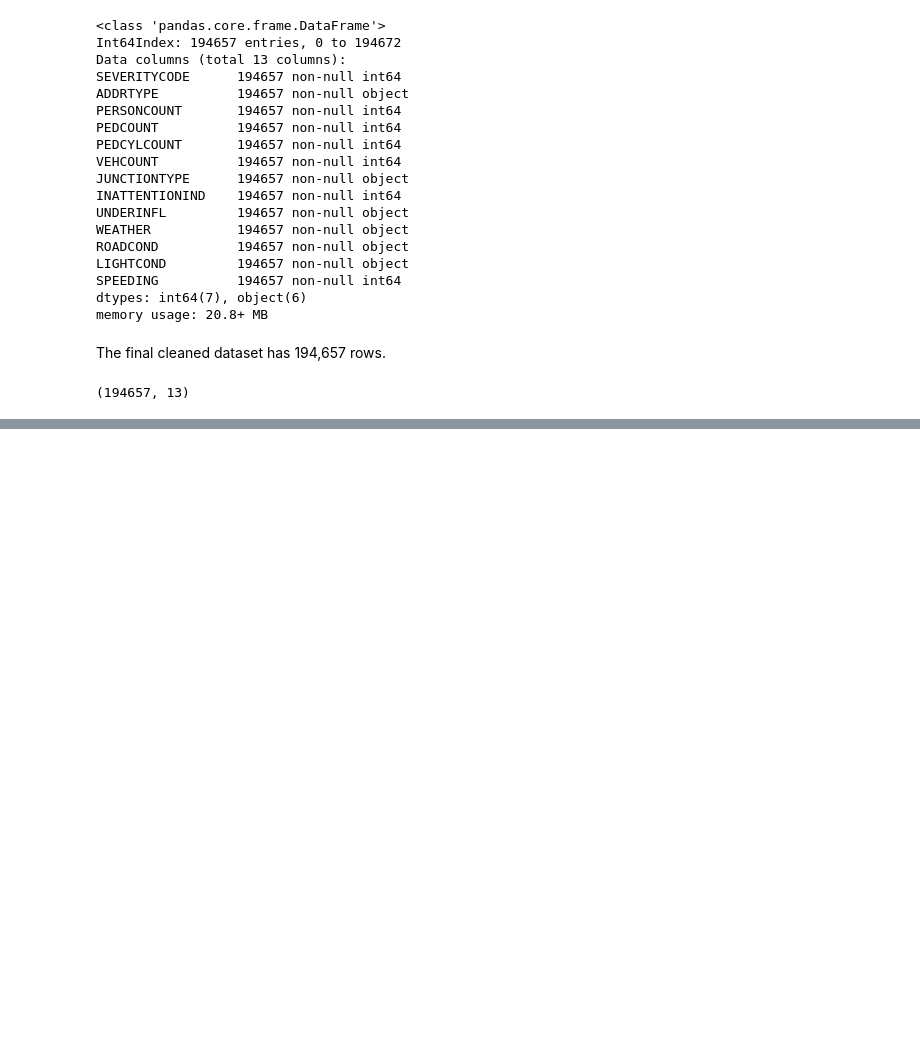
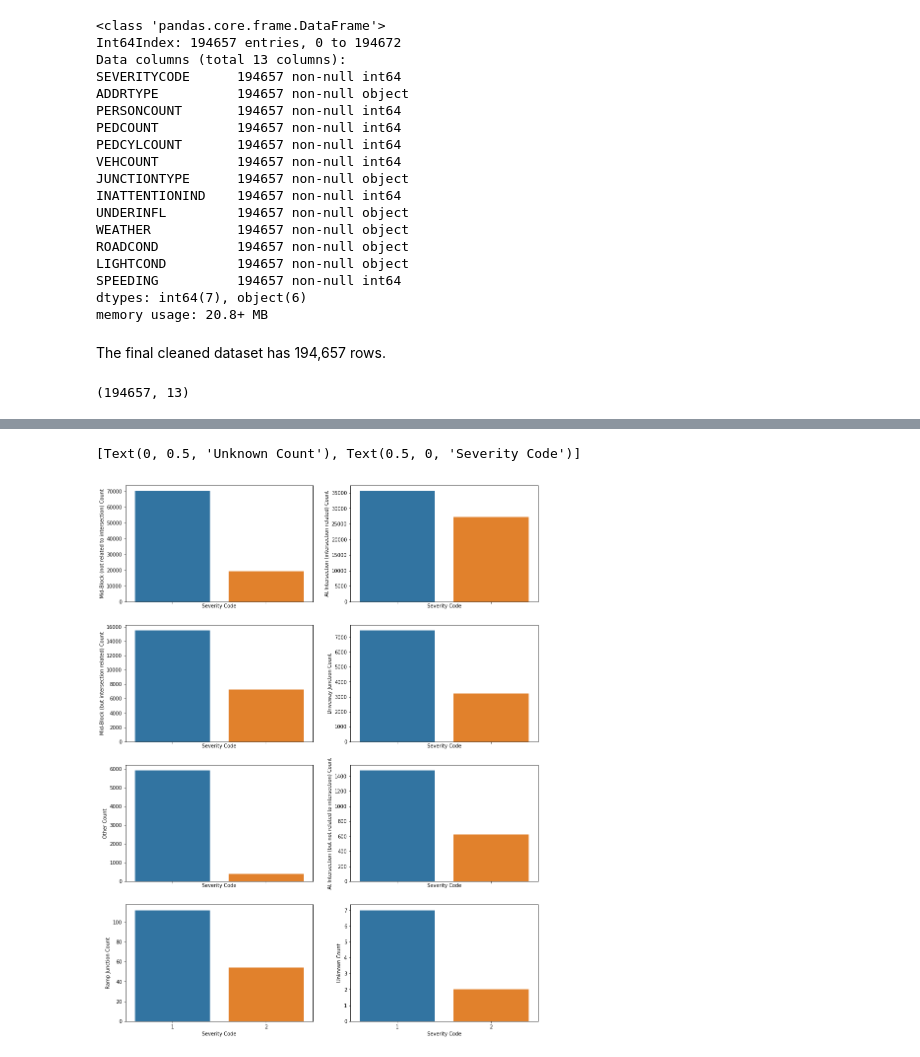
Before and after one commit to olsonc1056/Coursera_Capstone, a Jupyter notebook: Capstone Project.ipynb, the cells around one changed output, grey strips where cells are left out. Saved outputs shown, nothing was run; the diff lists cells and outputs as text; code cells hidden in the pictures; blank space fills up the shorter version.

```diff
--- a/Capstone Project.ipynb
+++ b/Capstone Project.ipynb
@@ -593,0 +639,38 @@ df_3.shape
+# %%
+df_junction_1 = df_3[df_3['JUNCTIONTYPE'] == 'Mid-Block (not related to intersection)']
+df_junction_2 = df_3[df_3['JUNCTIONTYPE'] == 'At Intersection (intersection related)']
+df_junction_3 = df_3[df_3['JUNCTIONTYPE'] == 'Mid-Block (but intersection related)']
+df_junction_4 = df_3[df_3['JUNCTIONTYPE'] == 'Driveway Junction']
+df_junction_5 = df_3[df_3['JUNCTIONTYPE'] == 'Other']
+df_junction_6 = df_3[df_3['JUNCTIONTYPE'] == 'At Intersection (but not related to intersection)']
+df_junction_7 = df_3[df_3['JUNCTIONTYPE'] == 'Ramp Junction']
+df_junction_8 = df_3[df_3['JUNCTIONTYPE'] == 'Unknown']
+
+fig, axes = plt.subplots(4, 2, sharex = True, figsize = (15,20))
+
+sns.countplot(ax = axes[0,0], x = df_junction_1['SEVERITYCODE'], data = df_junction_1)
+axes[0,0].set(xlabel = 'Severity Code', ylabel = 'Mid-Block (not related to intersection) Count')
+
+sns.countplot(ax = axes[0,1], x = df_junction_2['SEVERITYCODE'], data = df_junction_2)
+axes[0,1].set(xlabel = 'Severity Code', ylabel = 'At Intersection (intersection related) Count')
+
+sns.countplot(ax = axes[1,0], x = df_junction_3['SEVERITYCODE'], data = df_junction_3)
+axes[1,0].set(xlabel = 'Severity Code', ylabel = 'Mid-Block (but intersection related) Count')
+
+sns.countplot(ax = axes[1,1], x = df_junction_4['SEVERITYCODE'], data = df_junction_4)
+axes[1,1].set(xlabel = 'Severity Code', ylabel = 'Driveway Junction Count')
+
+sns.countplot(ax = axes[2,0], x = df_junction_5['SEVERITYCODE'], data = df_junction_5)
+axes[2,0].set(xlabel = 'Severity Code', ylabel = 'Other Count')
+
+sns.countplot(ax = axes[2,1], x = df_junction_6['SEVERITYCODE'], data = df_junction_6)
+axes[2,1].set(xlabel = 'Severity Code', ylabel = 'At Intersection (but not related to intersection) Count')
+
+sns.countplot(ax = axes[3,0], x = df_junction_7['SEVERITYCODE'], data = df_junction_7)
+axes[3,0].set(xlabel = 'Severity Code', ylabel = 'Ramp Junction Count')
+
+sns.countplot(ax = axes[3,1], x = df_junction_8['SEVERITYCODE'], data = df_junction_8)
+axes[3,1].set(xlabel = 'Severity Code', ylabel = 'Unknown Count')
+# %% [output]
+[Text(0, 0.5, 'Unknown Count'), Text(0.5, 0, 'Severity Code')]
+[figure, added]
```
Also changed, not shown: parts of 92 cells of this notebook.
